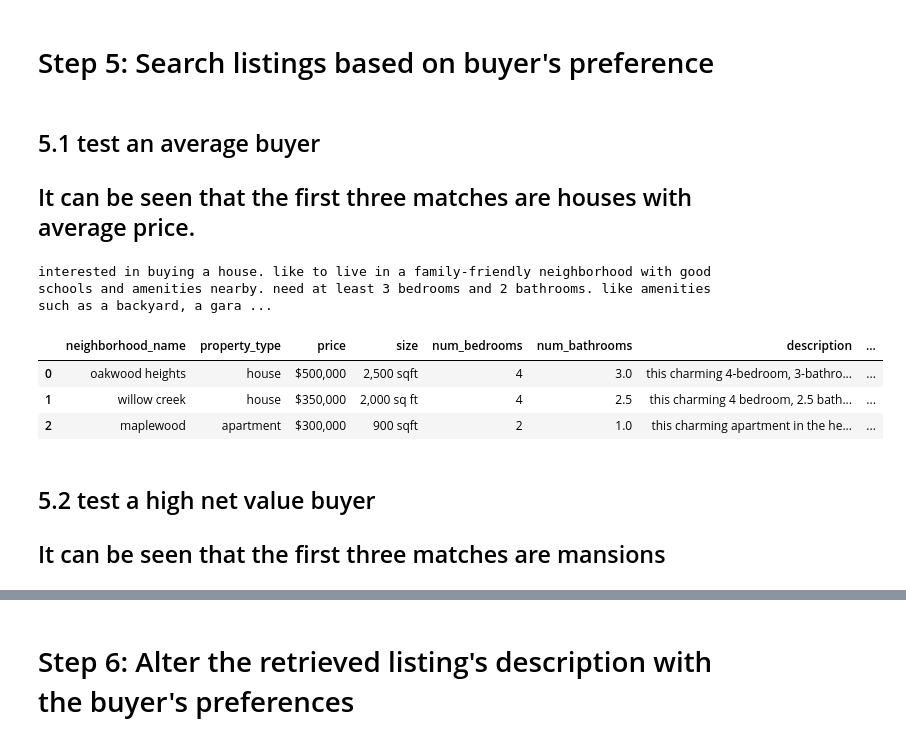
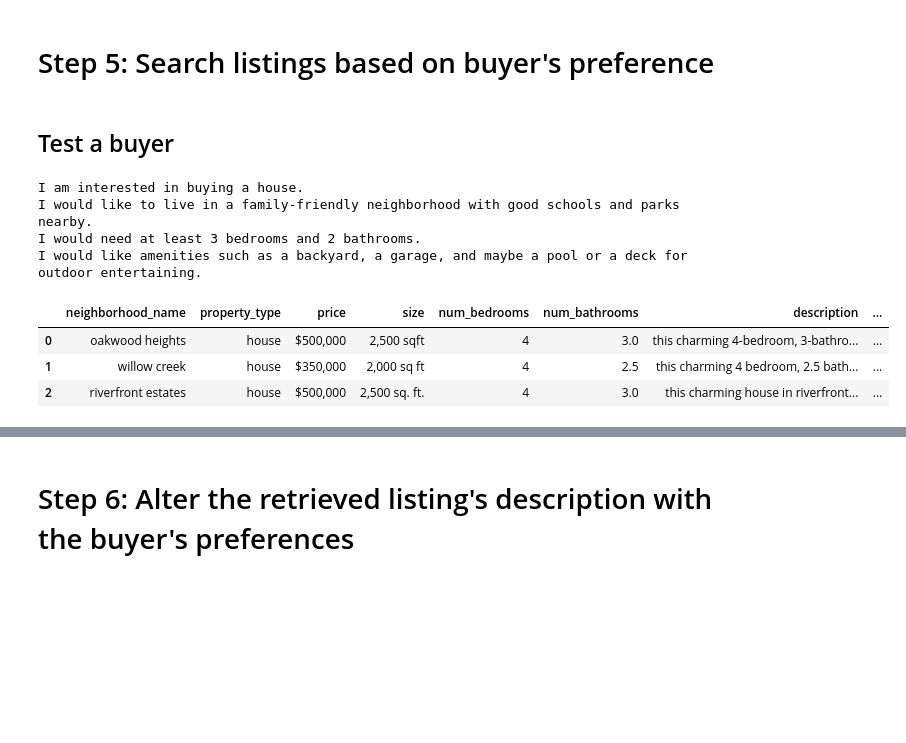
Before and after one commit to wcy41gtc/llm-personalized-real-estate-agent, a Jupyter notebook: AI-real-estate-agent.ipynb, the cells around one changed output, grey strips where cells are left out. Cells and saved outputs as stored; diff of their text form; code cells hidden in the pictures; blank space fills up the shorter version.

```diff
--- a/AI-real-estate-agent.ipynb
+++ b/AI-real-estate-agent.ipynb
@@ -290,5 +288,4 @@ buyer_preference_df.to_csv("./buyer_preference_embeddings.csv")
 # %% [markdown]
 # Step 5: Search listings based on buyer's preference
 # %% [markdown]
-## 5.1 test an average buyer
-## It can be seen that the first three matches are houses with average price.
+## Test a buyer
@@ -297,13 +292,14 @@ buyer_preference_df = pd.read_csv("./buyer_preference_embeddings.csv", index_col
 # %%
-print(buyer_preference_df.iloc[4]['cleaned_buyer_preference'])
-query = buyer_preference_df.iloc[4]['embeddings']
-table.search(query).limit(3).to_pandas()
+preference = generate_buyer_preference()
+print(preference)
+reco_df = search_listings(table, preference, 3)
+reco_df
 # %% [output]
-interested in buying a house. like to live in a family-friendly neighborhood with good schools and amenities nearby. need at least 3 bedrooms and 2 bathrooms. like amenities such as a backyard, a gara ...
+I am interested in buying a house.
+I would like to live in a family-friendly neighborhood with good schools and parks nearby.
+I would need at least 3 bedrooms and 2 bathrooms.
+I would like amenities such as a backyard, a garage, and maybe a pool or a deck for outdoor entertaining.
 |  | neighborhood_name | property_type | price | size | num_bedrooms | num_bathrooms | description | ... |
 | 0 | oakwood heights | house | $500,000 | 2,500 sqft | 4 | 3.0 | this charming 4-bedroom, 3-bathro... | ... |
 | 1 | willow creek | house | $350,000 | 2,000 sq ft | 4 | 2.5 | this charming 4 bedroom, 2.5 bath... | ... |
-| 2 | maplewood | apartment | $300,000 | 900 sqft | 2 | 1.0 | this charming apartment in the he... | ... |
+| 2 | riverfront estates | house | $500,000 | 2,500 sq. ft. | 4 | 3.0 | this charming house in riverfront... | ... |
-# %% [markdown]
-## 5.2 test a high net value buyer
-## It can be seen that the first three matches are mansions
```
Also changed, not shown: parts of 22 cells of this notebook, 11 other files.
